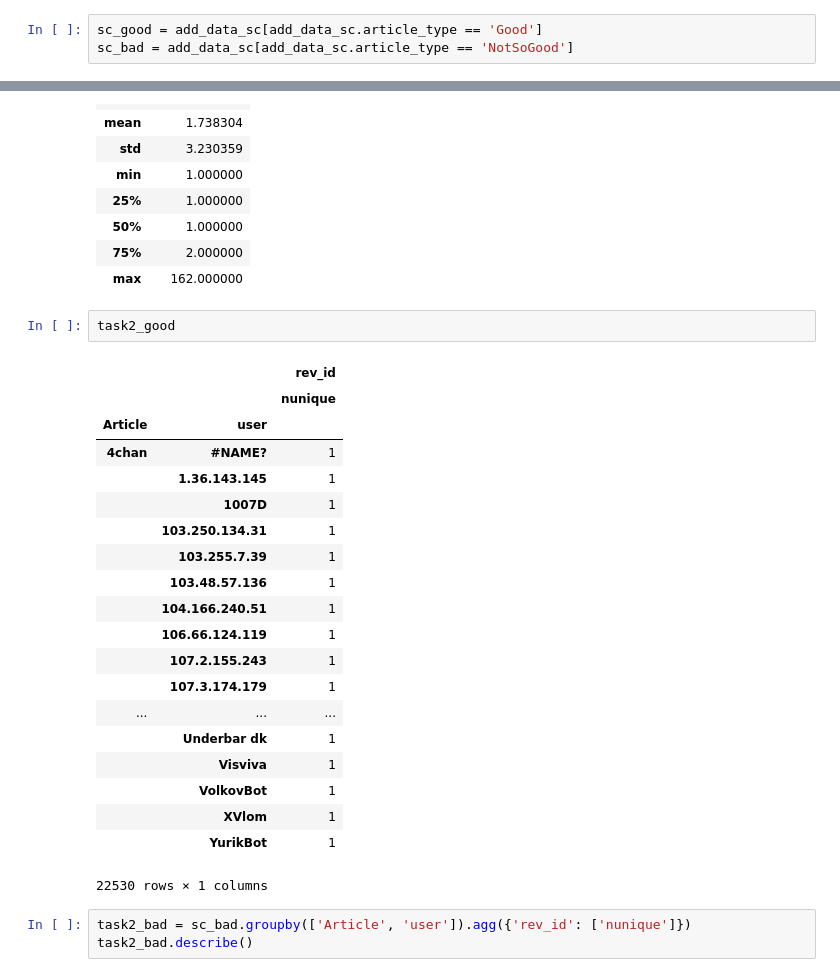
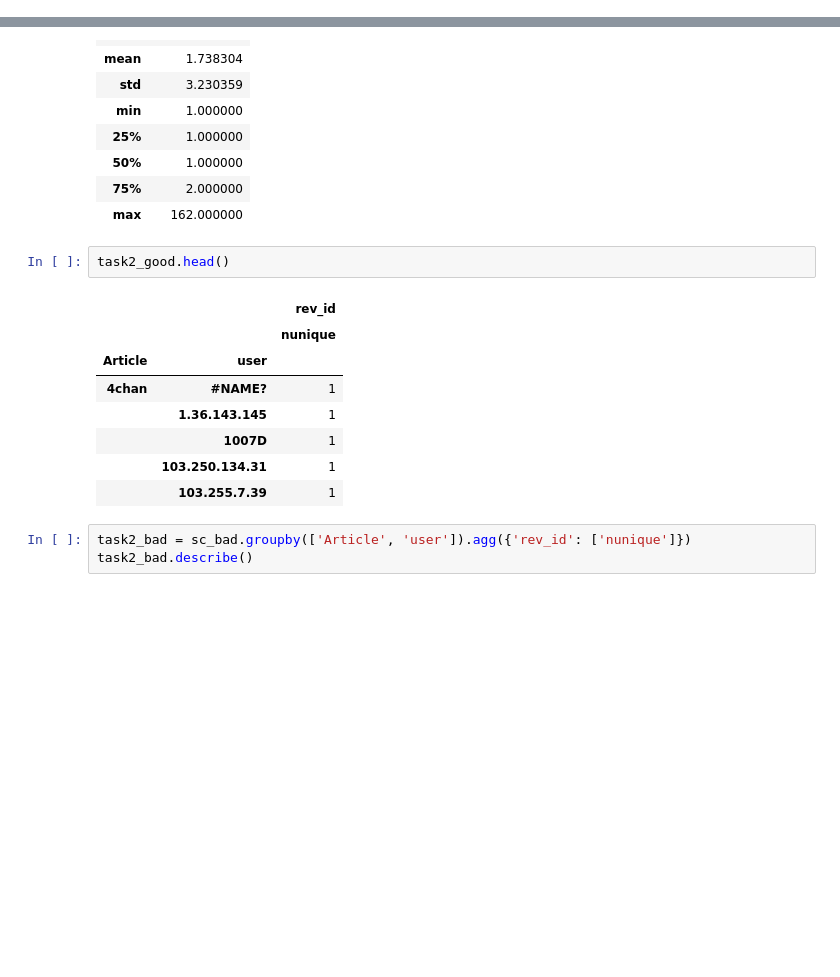
Before and after one commit to abaikara/social_computing_analysis-, a Jupyter notebook: sc.ipynb, the cells around one changed output, grey strips where cells are left out. Cells and saved outputs as stored; diff of their text form; blank space fills up the shorter version.

```diff
--- a/sc.ipynb
+++ b/sc.ipynb
@@ -275,6 +275,3 @@ Here are some observations:
 ## My Hypothesis:
 * the more the number of edits the better the quality of the article. Because if the user wants to improve his/her contribution why will probably come back and edit the page again or they might want fix their mistakes
 * good articles tend to have more edits as there are a lot  of people who care about the certain article
-# %%
-sc_good = add_data_sc[add_data_sc.article_type == 'Good']
-sc_bad = add_data_sc[add_data_sc.article_type == 'NotSoGood']
@@ -293,28 +299,16 @@ task2_good.describe()
 | 75% | 2.000000 |
 | max | 162.000000 |
 # %%
-task2_good
+task2_good.head()
 # %% [output]
 |  |  | rev_id |
 |  |  | nunique |
 | Article | user |  |
 | 4chan | #NAME? | 1 |
 |  | 1.36.143.145 | 1 |
 |  | 1007D | 1 |
 |  | 103.250.134.31 | 1 |
 |  | 103.255.7.39 | 1 |
-|  | 103.48.57.136 | 1 |
-|  | 104.166.240.51 | 1 |
-|  | 106.66.124.119 | 1 |
-|  | 107.2.155.243 | 1 |
-|  | 107.3.174.179 | 1 |
-| ... | ... | ... |
-|  | Underbar dk | 1 |
-|  | Visviva | 1 |
-|  | VolkovBot | 1 |
-|  | XVlom | 1 |
-|  | YurikBot | 1 |
-22530 rows × 1 columns
 # %%
 task2_bad = sc_bad.groupby(['Article', 'user']).agg({'rev_id': ['nunique']})
 task2_bad.describe()
```
Also changed, not shown: parts of 22 cells of this notebook.
